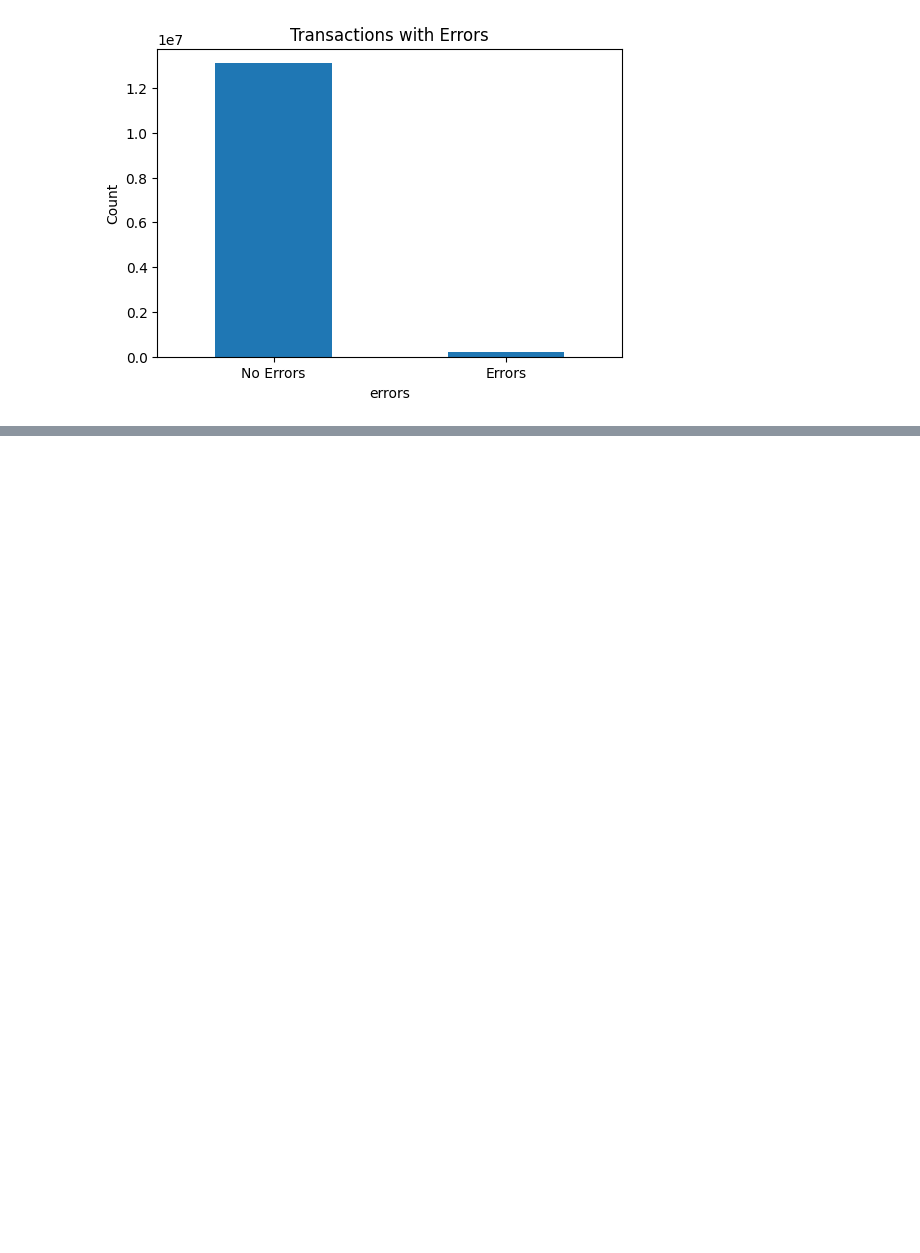
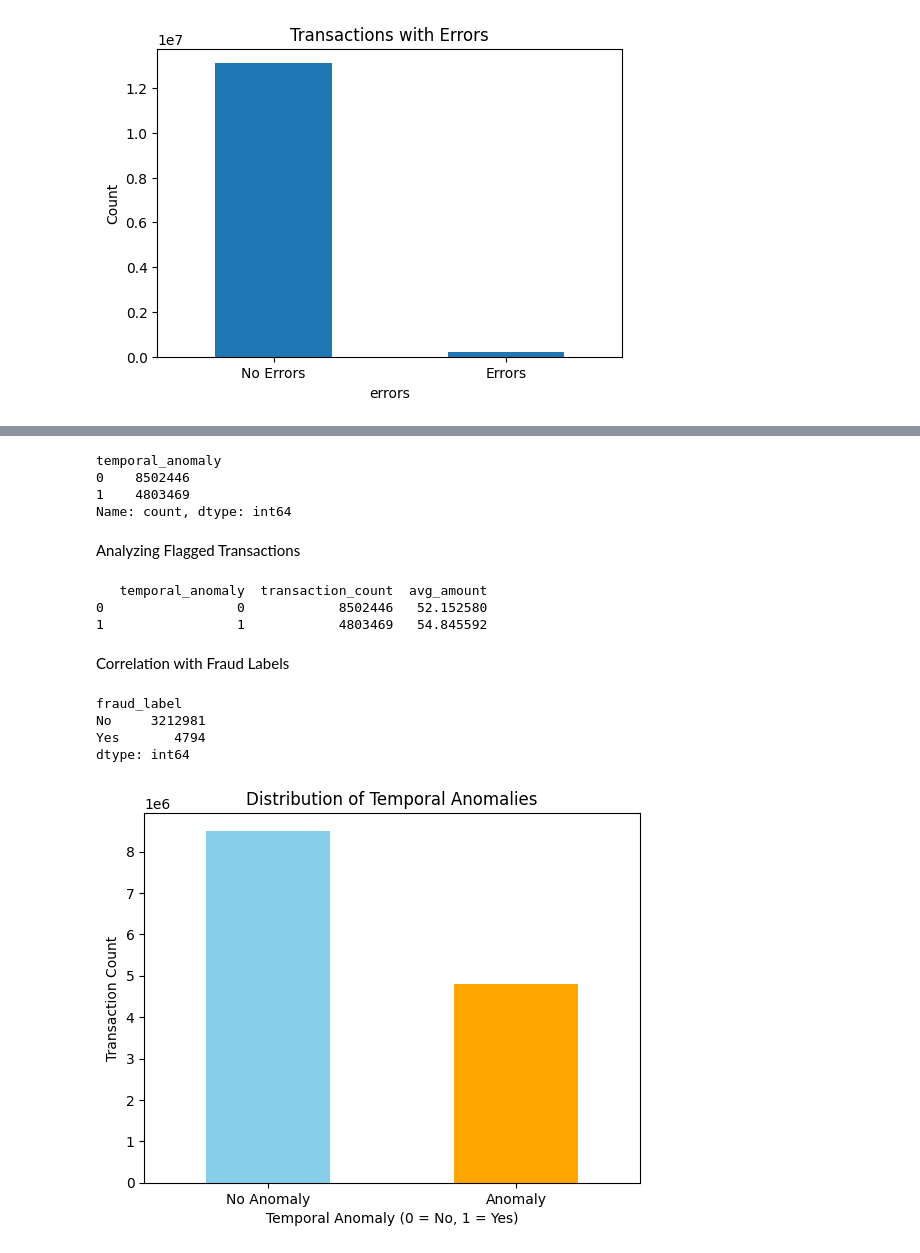
Before and after one commit to SOURAVSHEEL/Fraud-Detection-, a Jupyter notebook: notebooks/data_exploration_merged_data.ipynb, the cells around one changed output, grey strips where cells are left out. Saved outputs shown, nothing was run; the diff lists cells and outputs as text; code cells hidden in the pictures; blank space fills up the shorter version.

```diff
--- a/notebooks/data_exploration_merged_data.ipynb
+++ b/notebooks/data_exploration_merged_data.ipynb
@@ -717,0 +744,65 @@ plt.show()
+# %%
+import holidays
+
+## Extract temporal features
+
+df['day_of_week'] = df['date'].dt.dayofweek
+
+## Adding a weekend flag
+
+df['is_weekend'] = df['day_of_week'].isin([5, 6]).astype(int)
+
+## adding a holiday flag
+
+holidays = holidays.US()
+
+df['is_holiday'] = df['date'].apply(lambda x: 1 if x.date() in holidays else 0)
+
+# normal hours are 6 AM to 10 PM for
+df['unusual_hour'] = ~df['hour'].between(6, 22)
+
+# Combine flags into an anomaly indicator
+df['temporal_anomaly'] = df[['is_weekend', 'is_holiday', 'unusual_hour']].any(axis=1).astype(int)
+# %%
+df['temporal_anomaly'].value_counts()
+# %% [output]
+temporal_anomaly
+0    8502446
+1    4803469
+Name: count, dtype: int64
+# %% [markdown]
+Analyzing Flagged Transactions
+# %%
+# Group flagged and non-flagged transactions
+anomaly_summary = df.groupby('temporal_anomaly').agg(
+    transaction_count=('transaction_id', 'count'),
+    avg_amount=('amount', 'mean')
+).reset_index()
+
+print(anomaly_summary)
+# %% [output]
+   temporal_anomaly  transaction_count  avg_amount
+0                 0            8502446   52.152580
+1                 1            4803469   54.845592
+# %% [markdown]
+Correlation with Fraud Labels
+# %%
+# Check fraud distribution within anomalies
+fraud_analysis = df[df['temporal_anomaly'] == 1].groupby('fraud_label').size()
+
+print(fraud_analysis)
+# %% [output]
+fraud_label
+No     3212981
+Yes       4794
+dtype: int64
+# %%
+# Plot the count of flagged vs non-flagged
+df['temporal_anomaly'].value_counts().plot(kind='bar', color=['skyblue', 'orange'])
+plt.title('Distribution of Temporal Anomalies')
+plt.xlabel('Temporal Anomaly (0 = No, 1 = Yes)')
+plt.ylabel('Transaction Count')
+plt.xticks([0, 1], ['No Anomaly', 'Anomaly'], rotation=0)
+plt.show()
+# %% [output]
+[figure, added]
```
Also changed, not shown: parts of 11 cells of this notebook, 4 other files.
